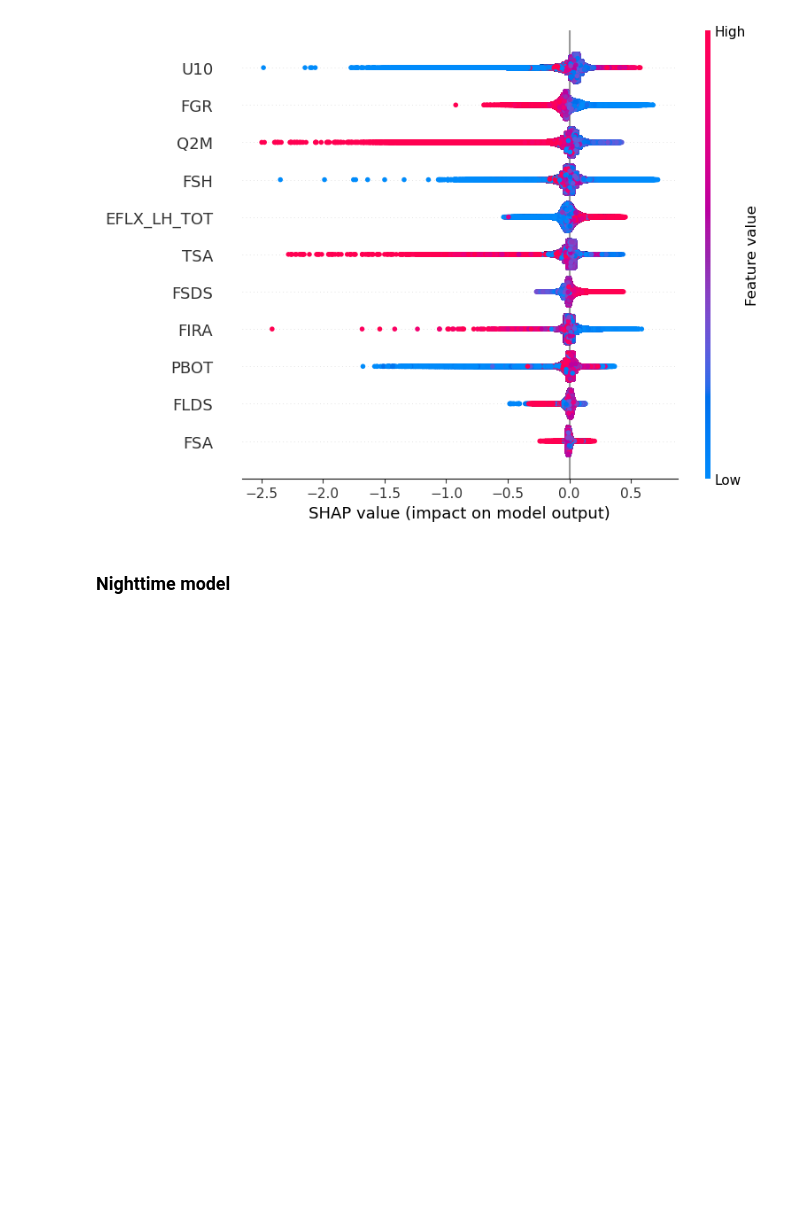
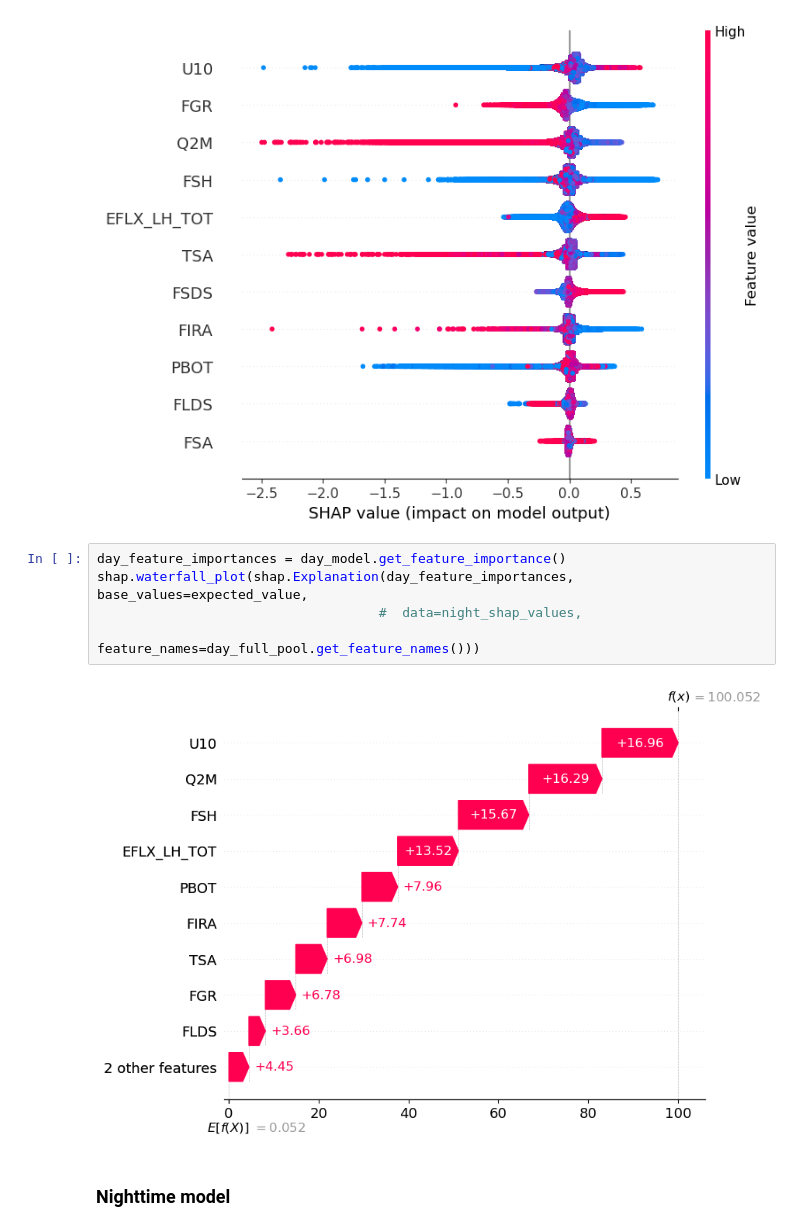
Before and after one commit to johnnyguo2007/research, a Jupyter notebook: hw_global/final/UHI_diff_feature_engineering_new.ipynb, the cells around one changed output. Cells and saved outputs as stored; diff of their text form; blank space fills up the shorter version.

```diff
--- a/hw_global/final/UHI_diff_feature_engineering_new.ipynb
+++ b/hw_global/final/UHI_diff_feature_engineering_new.ipynb
@@ -412,6 +412,13 @@ shap_values = shap_values[:,:-1]
 shap.summary_plot(shap_values, X_day)
 # %% [output]
 [figure]
+# %%
+day_feature_importances = day_model.get_feature_importance()
+shap.waterfall_plot(shap.Explanation(day_feature_importances, base_values=expected_value,
+                                    #  data=night_shap_values,
+                                     feature_names=day_full_pool.get_feature_names()))
+# %% [output]
+[figure, added]
 # %% [markdown]
 ###  Nighttime model
 # %%
```
Also changed, not shown: parts of 11 cells of this notebook.
